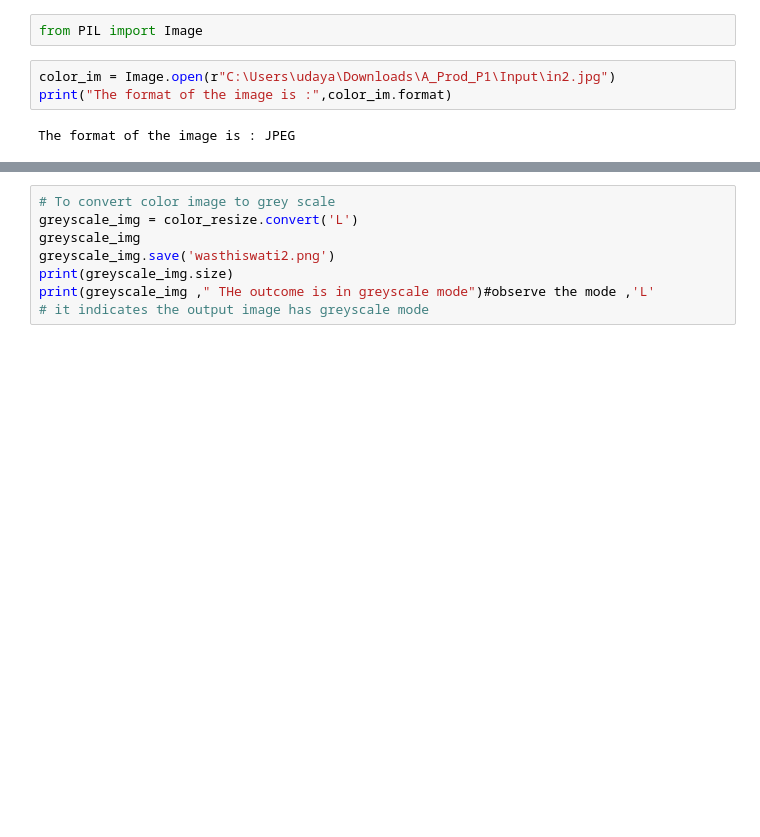
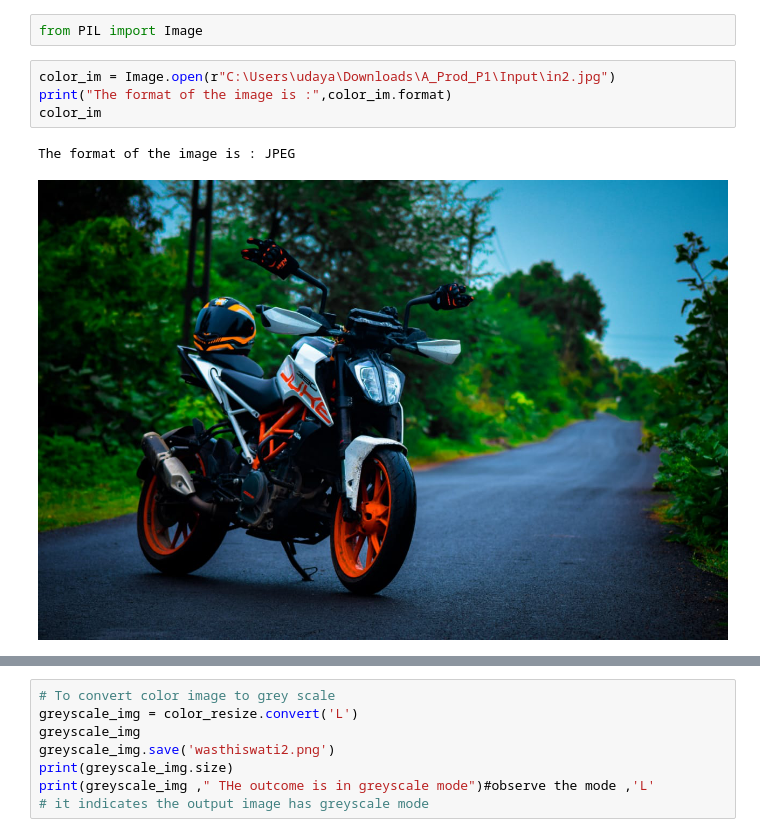
Before and after one commit to Udayasri-5/modeling_production_1, a Jupyter notebook: Model_Production_greyscale.ipynb, the cells around one changed output, grey strips where cells are left out. Cells and saved outputs as stored; diff of their text form; blank space fills up the shorter version.

```diff
--- a/Model_Production_greyscale.ipynb
+++ b/Model_Production_greyscale.ipynb
@@ -5,7 +5,9 @@ from PIL import Image
 # %%
 color_im = Image.open(r"C:\Users\udaya\Downloads\A_Prod_P1\Input\in2.jpg")
 print("The format of the image is :",color_im.format)
+color_im
 # %% [output]
 The format of the image is : JPEG
+[figure, added]
 # %%
 # here we can convert the format (jpeg) to png by saving it with the requied extension .png
```
Also changed, not shown: parts of 2 cells of this notebook.
